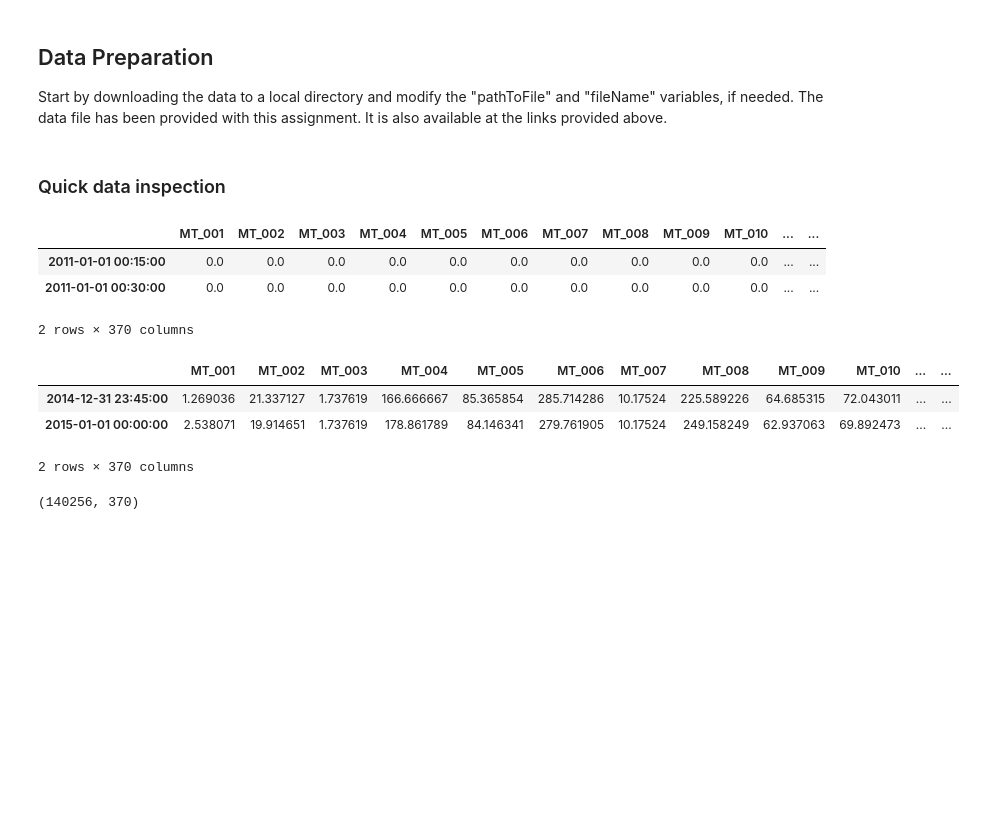
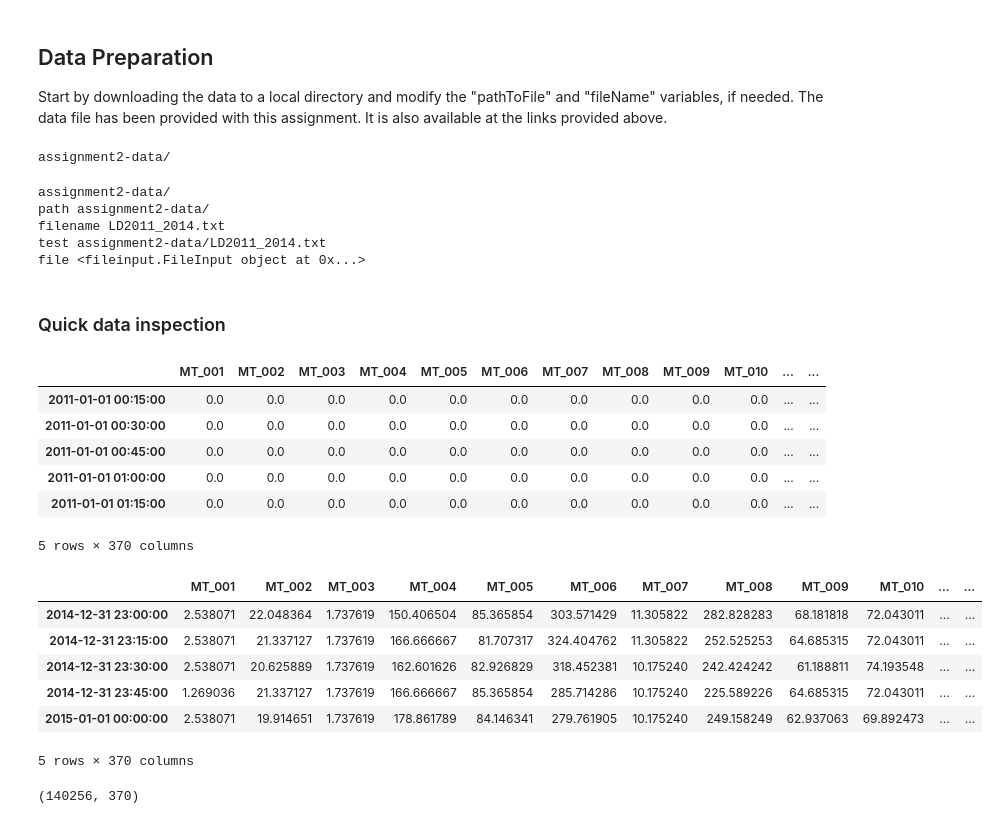
Before and after one commit to prsanti/UW-Data-Science, a Jupyter notebook: Machine Learning/assignment 2/assignment2.ipynb, the cells around one changed output. Cells and saved outputs as stored; diff of their text form; code cells hidden in the pictures; blank space fills up the shorter version.

```diff
--- a/Machine Learning/assignment 2/assignment2.ipynb
+++ b/Machine Learning/assignment 2/assignment2.ipynb
@@ -48,3 +43,13 @@ fileName = 'LD2011_2014.txt'
+# %%
+#pathToFile = "~/Documents/UW Data Science/Machine Learning/assignment 2/assignment2-data/"
+#pathToFile = "Users/paulo/Documents/UW Data Science/Machine Learning/assignment 2/assignment2-data/"
+pathToFile = "assignment2-data/"
+#pathToFile = r"C:\\Users\\<your username>\\Downloads\\"
+
+fileName = 'LD2011_2014.txt'
+print(pathToFile)
+# %% [output]
+assignment2-data/
 # %%
 import numpy as np
 from sklearn.cluster import KMeans
@@ -57,9 +65,24 @@ random.seed(42)
 # Replace "," by ".", otherwise the numbers will be in the form 2,3445 instead of 2.3445
 import fileinput
 
+fileName = 'LD2011_2014.txt'
+print(pathToFile)
+
+print('path', pathToFile)
+print('filename', fileName)
+print('test', pathToFile+fileName)
+
 with fileinput.FileInput(pathToFile+fileName, inplace=True, backup='.bak') as file:
+    #print('here')
+    print('file', file)
     for line in file:
         print(line.replace(",", "."), end='')
+# %% [output]
+assignment2-data/
+path assignment2-data/
+filename LD2011_2014.txt
+test assignment2-data/LD2011_2014.txt
+file <fileinput.FileInput object at 0x...>
 # %%
 # Create dataframe
 import pandas as pd
@@ -69,17 +94,23 @@ data = pd.read_csv(pathToFile+fileName, sep=";", index_col=0)
 # %%
-data.head(2)
+data.head(5)
 # %% [output]
 |  | MT_001 | MT_002 | MT_003 | MT_004 | MT_005 | MT_006 | MT_007 | MT_008 | MT_009 | MT_010 | ... | ... |
 | 2011-01-01 00:15:00 | 0.0 | 0.0 | 0.0 | 0.0 | 0.0 | 0.0 | 0.0 | 0.0 | 0.0 | 0.0 | ... | ... |
 | 2011-01-01 00:30:00 | 0.0 | 0.0 | 0.0 | 0.0 | 0.0 | 0.0 | 0.0 | 0.0 | 0.0 | 0.0 | ... | ... |
+| 2011-01-01 00:45:00 | 0.0 | 0.0 | 0.0 | 0.0 | 0.0 | 0.0 | 0.0 | 0.0 | 0.0 | 0.0 | ... | ... |
+| 2011-01-01 01:00:00 | 0.0 | 0.0 | 0.0 | 0.0 | 0.0 | 0.0 | 0.0 | 0.0 | 0.0 | 0.0 | ... | ... |
+| 2011-01-01 01:15:00 | 0.0 | 0.0 | 0.0 | 0.0 | 0.0 | 0.0 | 0.0 | 0.0 | 0.0 | 0.0 | ... | ... |
-2 rows × 370 columns
+5 rows × 370 columns
 # %%
-data.tail(2)
+data.tail(5)
 # %% [output]
 |  | MT_001 | MT_002 | MT_003 | MT_004 | MT_005 | MT_006 | MT_007 | MT_008 | MT_009 | MT_010 | ... | ... |
-| 2014-12-31 23:45:00 | 1.269036 | 21.337127 | 1.737619 | 166.666667 | 85.365854 | 285.714286 | 10.17524 | 225.589226 | 64.685315 | 72.043011 | ... | ... |
-| 2015-01-01 00:00:00 | 2.538071 | 19.914651 | 1.737619 | 178.861789 | 84.146341 | 279.761905 | 10.17524 | 249.158249 | 62.937063 | 69.892473 | ... | ... |
+| 2014-12-31 23:00:00 | 2.538071 | 22.048364 | 1.737619 | 150.406504 | 85.365854 | 303.571429 | 11.305822 | 282.828283 | 68.181818 | 72.043011 | ... | ... |
+| 2014-12-31 23:15:00 | 2.538071 | 21.337127 | 1.737619 | 166.666667 | 81.707317 | 324.404762 | 11.305822 | 252.525253 | 64.685315 | 72.043011 | ... | ... |
+| 2014-12-31 23:30:00 | 2.538071 | 20.625889 | 1.737619 | 162.601626 | 82.926829 | 318.452381 | 10.175240 | 242.424242 | 61.188811 | 74.193548 | ... | ... |
+| 2014-12-31 23:45:00 | 1.269036 | 21.337127 | 1.737619 | 166.666667 | 85.365854 | 285.714286 | 10.175240 | 225.589226 | 64.685315 | 72.043011 | ... | ... |
+| 2015-01-01 00:00:00 | 2.538071 | 19.914651 | 1.737619 | 178.861789 | 84.146341 | 279.761905 | 10.175240 | 249.158249 | 62.937063 | 69.892473 | ... | ... |
-2 rows × 370 columns
+5 rows × 370 columns
 # %%
 data.shape
 # %% [output]
```
Also changed, not shown: parts of 31 cells of this notebook, 1 other file.
